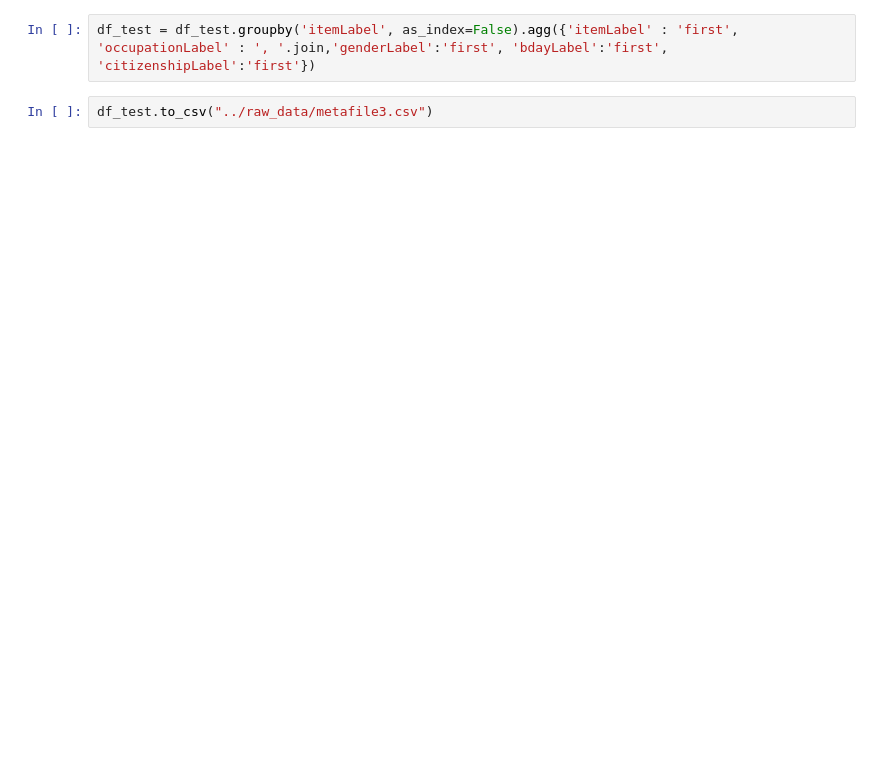
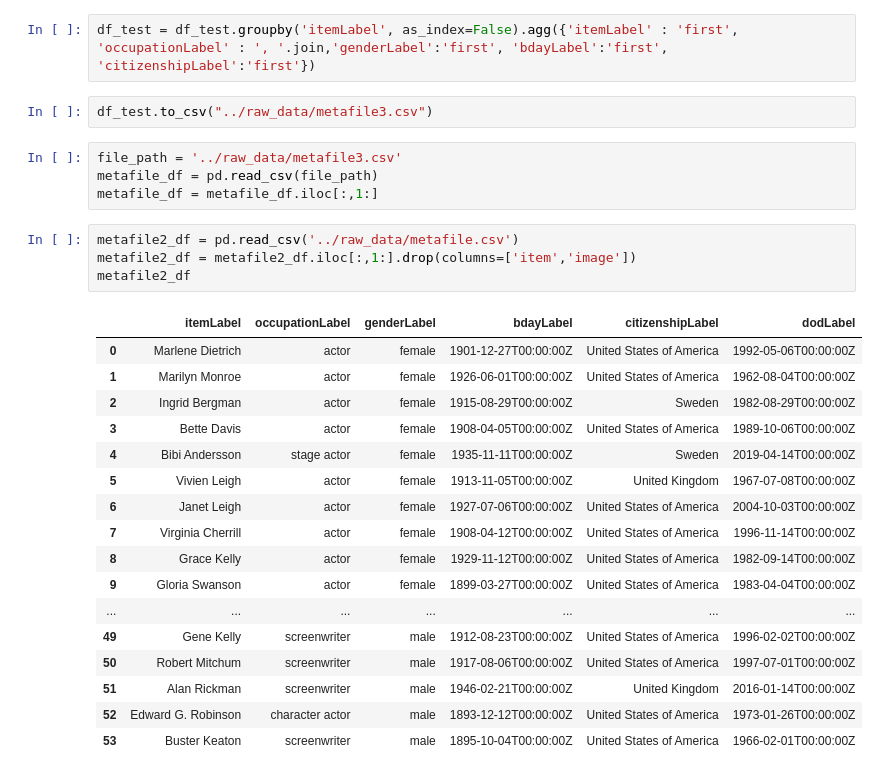
Before and after one commit to stan-kondratev/celebrities-identification-quest, a Jupyter notebook: notebooks/wiki3.ipynb, the cells around one changed output. Cells and saved outputs as stored; diff of their text form; blank space fills up the shorter version.

```diff
--- a/notebooks/wiki3.ipynb
+++ b/notebooks/wiki3.ipynb
@@ -166,3 +171,29 @@ df_test[df_test["itemLabel"]=="Cate Blanchett"]
 df_test = df_test.groupby('itemLabel', as_index=False).agg({'itemLabel' : 'first', 'occupationLabel' : ', '.join,'genderLabel':'first', 'bdayLabel':'first', 'citizenshipLabel':'first'})
 # %%
 df_test.to_csv("../raw_data/metafile3.csv")
+# %%
+file_path = '../raw_data/metafile3.csv'
+metafile_df = pd.read_csv(file_path)
+metafile_df = metafile_df.iloc[:,1:]
+# %%
+metafile2_df = pd.read_csv('../raw_data/metafile.csv')
+metafile2_df = metafile2_df.iloc[:,1:].drop(columns=['item','image'])
+metafile2_df
+# %% [output]
+|  | itemLabel | occupationLabel | genderLabel | bdayLabel | citizenshipLabel | dodLabel |
+| 0 | Marlene Dietrich | actor | female | 1901-12-27T00:00:00Z | United States of America | 1992-05-06T00:00:00Z |
+| 1 | Marilyn Monroe | actor | female | 1926-06-01T00:00:00Z | United States of America | 1962-08-04T00:00:00Z |
+| 2 | Ingrid Bergman | actor | female | 1915-08-29T00:00:00Z | Sweden | 1982-08-29T00:00:00Z |
+| 3 | Bette Davis | actor | female | 1908-04-05T00:00:00Z | United States of America | 1989-10-06T00:00:00Z |
+| 4 | Bibi Andersson | stage actor | female | 1935-11-11T00:00:00Z | Sweden | 2019-04-14T00:00:00Z |
+| 5 | Vivien Leigh | actor | female | 1913-11-05T00:00:00Z | United Kingdom | 1967-07-08T00:00:00Z |
+| 6 | Janet Leigh | actor | female | 1927-07-06T00:00:00Z | United States of America | 2004-10-03T00:00:00Z |
+| 7 | Virginia Cherrill | actor | female | 1908-04-12T00:00:00Z | United States of America | 1996-11-14T00:00:00Z |
+| 8 | Grace Kelly | actor | female | 1929-11-12T00:00:00Z | United States of America | 1982-09-14T00:00:00Z |
+| 9 | Gloria Swanson | actor | female | 1899-03-27T00:00:00Z | United States of America | 1983-04-04T00:00:00Z |
+| ... | ... | ... | ... | ... | ... | ... |
+| 49 | Gene Kelly | screenwriter | male | 1912-08-23T00:00:00Z | United States of America | 1996-02-02T00:00:00Z |
+| 50 | Robert Mitchum | screenwriter | male | 1917-08-06T00:00:00Z | United States of America | 1997-07-01T00:00:00Z |
+| 51 | Alan Rickman | screenwriter | male | 1946-02-21T00:00:00Z | United Kingdom | 2016-01-14T00:00:00Z |
+| 52 | Edward G. Robinson | character actor | male | 1893-12-12T00:00:00Z | United States of America | 1973-01-26T00:00:00Z |
+| 53 | Buster Keaton | screenwriter | male | 1895-10-04T00:00:00Z | United States of America | 1966-02-01T00:00:00Z |
```
Also changed, not shown: parts of 14 cells of this notebook, 7 other files.
